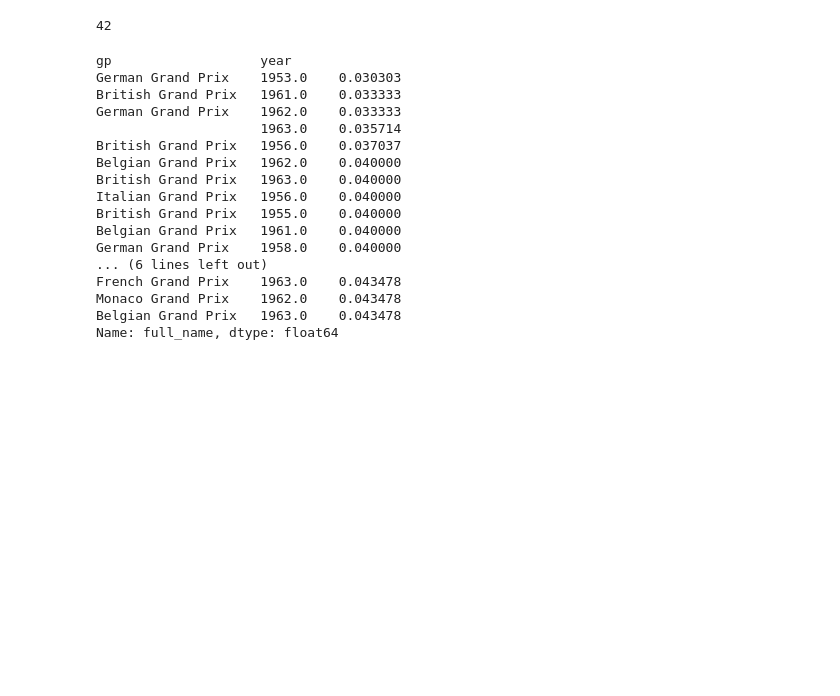
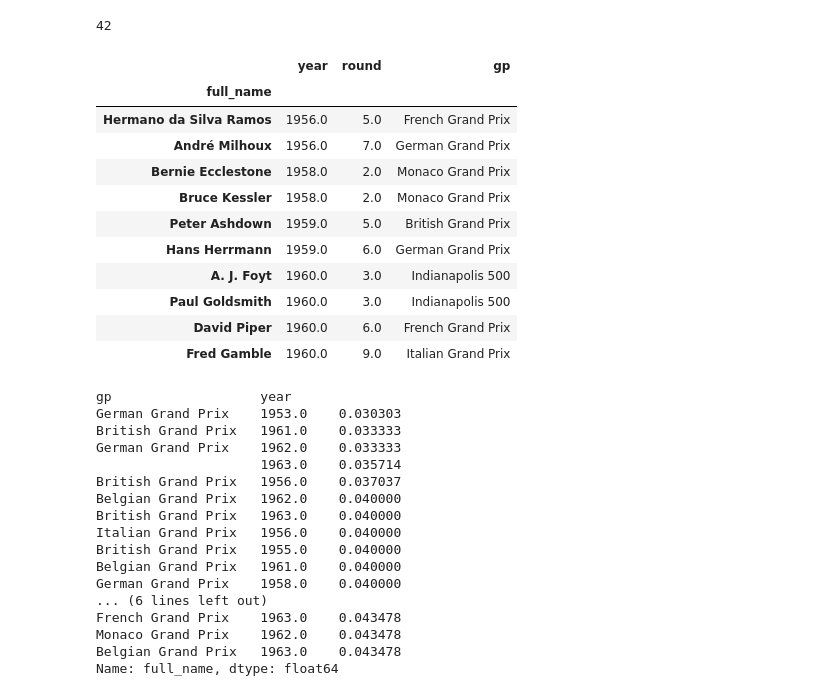
Before and after one commit to michalkasparek/f1-stats, a Jupyter notebook: 902_causes_of_death.ipynb, the cells around one changed output. Saved outputs shown, nothing was run; the diff lists cells and outputs as text; code cells hidden in the pictures; blank space fills up the shorter version.

```diff
--- a/902_causes_of_death.ipynb
+++ b/902_causes_of_death.ipynb
@@ -218,6 +218,21 @@ Name: full_name, dtype: int64
 len(results[(results['cause_of_death_mistral'].isin(['gp','otherf1'])) & (results['year'] < 1987)][['full_name','date_of_birth','date_of_death','cause_of_death','manner_of_death','cause_of_death_mistral']].drop_duplicates().sort_values(by='date_of_death',ascending=False))
 # %% [output]
 42
+# %%
+results[results['full_name'].isin(living)].groupby('full_name')[['year','round','gp']].first().sort_values(by=['year','round']).head(10)
+# %% [output]
+|  | year | round | gp |
+| full_name |  |  |  |
+| Hermano da Silva Ramos | 1956.0 | 5.0 | French Grand Prix |
+| André Milhoux | 1956.0 | 7.0 | German Grand Prix |
+| Bernie Ecclestone | 1958.0 | 2.0 | Monaco Grand Prix |
+| Bruce Kessler | 1958.0 | 2.0 | Monaco Grand Prix |
+| Peter Ashdown | 1959.0 | 5.0 | British Grand Prix |
+| Hans Herrmann | 1959.0 | 6.0 | German Grand Prix |
+| A. J. Foyt | 1960.0 | 3.0 | Indianapolis 500 |
+| Paul Goldsmith | 1960.0 | 3.0 | Indianapolis 500 |
+| David Piper | 1960.0 | 6.0 | French Grand Prix |
+| Fred Gamble | 1960.0 | 9.0 | Italian Grand Prix |
 # %%
 pd.Series(results[results['full_name'].isin(living)].groupby(['gp','year'])['full_name'].nunique() / results[results['full_name'].isin(dead)].groupby(['gp','year'])['full_name'].nunique()).sort_values().head(20)
 # %% [output]
```
Also changed, not shown: parts of 4 cells of this notebook, 22 other files.
